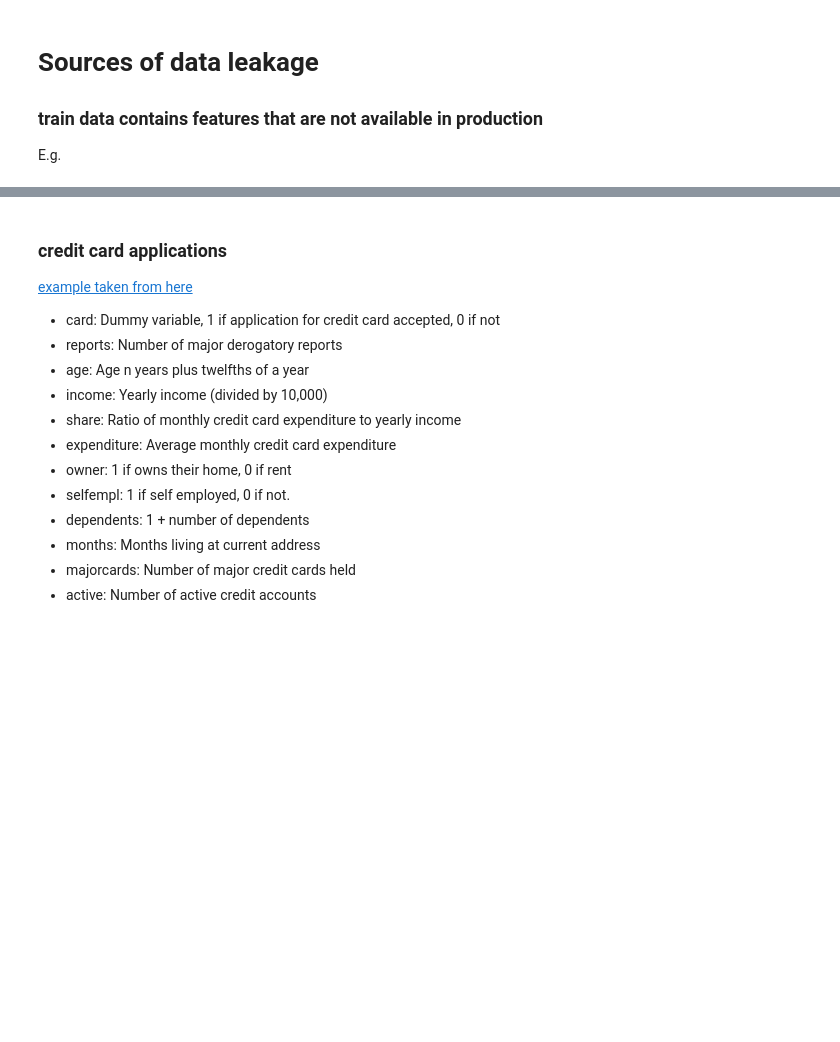
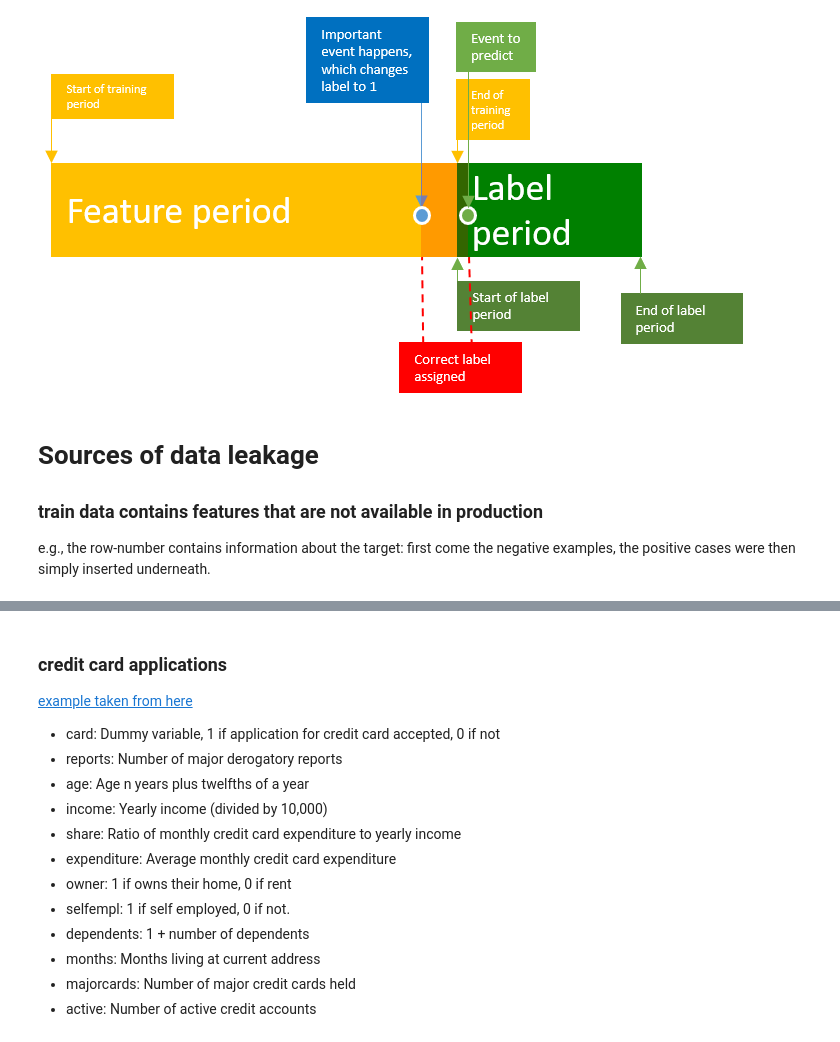
Before and after one commit to nitram-bot/fhnw_lecture, a Jupyter notebook: notebooks/dependent_data.ipynb, the cells around one changed output, grey strips where cells are left out. Saved outputs shown, nothing was run; the diff lists cells and outputs as text; code cells hidden in the pictures; blank space fills up the shorter version.

Commit message:
contains first slides derived from notebooks

```diff
--- a/notebooks/dependent_data.ipynb
+++ b/notebooks/dependent_data.ipynb
@@ -7,4 +4,11 @@ image taken form [here](https://towardsdatascience.com/how-data-leakage-affects-
+# %%
+Image("../images/data-leakage explanation.png")
+# <img alt="" caption="how data leakage might happen"
+# id="data_leakage" src="../images/data-leakage explanation.png" width="640" height="640">
+# image taken form [here](https://towardsdatascience.com/how-data-leakage-affects-machine-learning-models-in-practice-f448be6080d0)
+# %% [output]
+[figure, added]
 # %% [markdown]
 # Sources of data leakage
 ### train data contains features that are not available in production
-E.g.
+e.g., the row-number contains information about the target: first come the negative examples, the positive cases were then simply inserted underneath.
```
Also changed, not shown: parts of 34 cells of this notebook, 3 other files.
